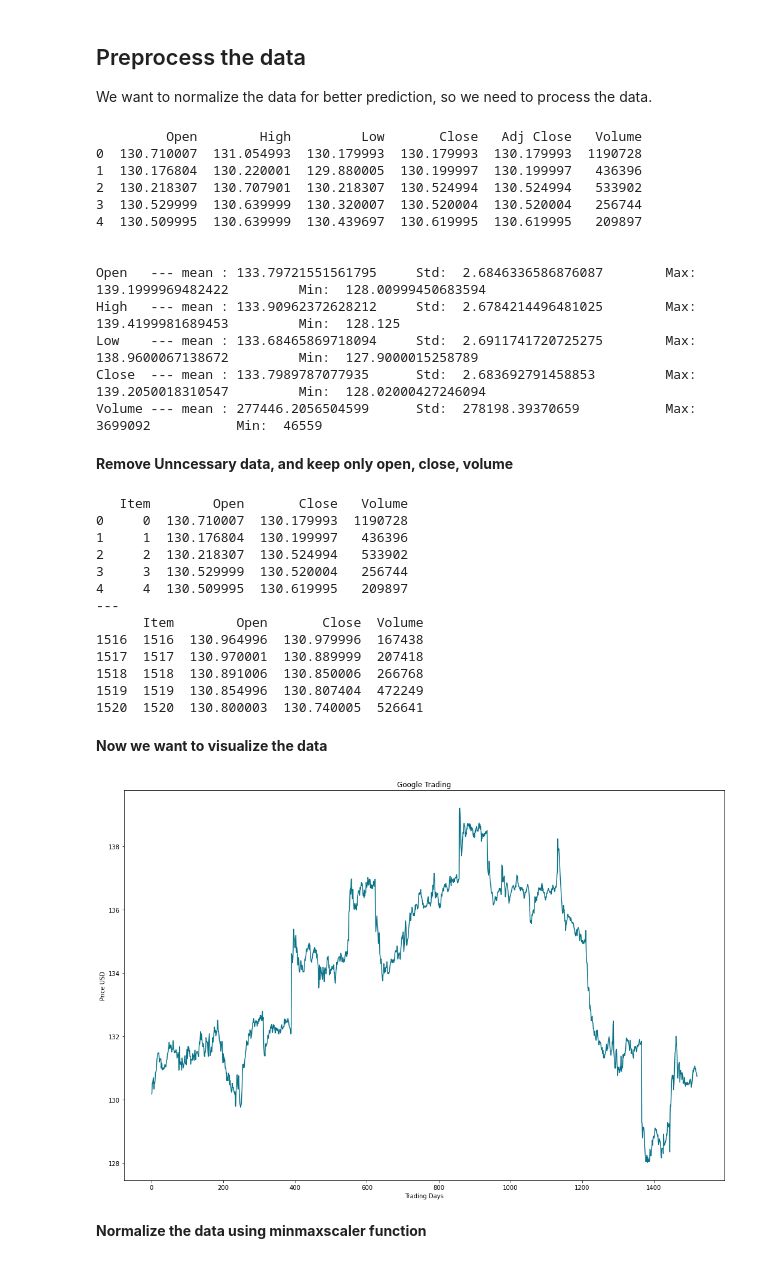
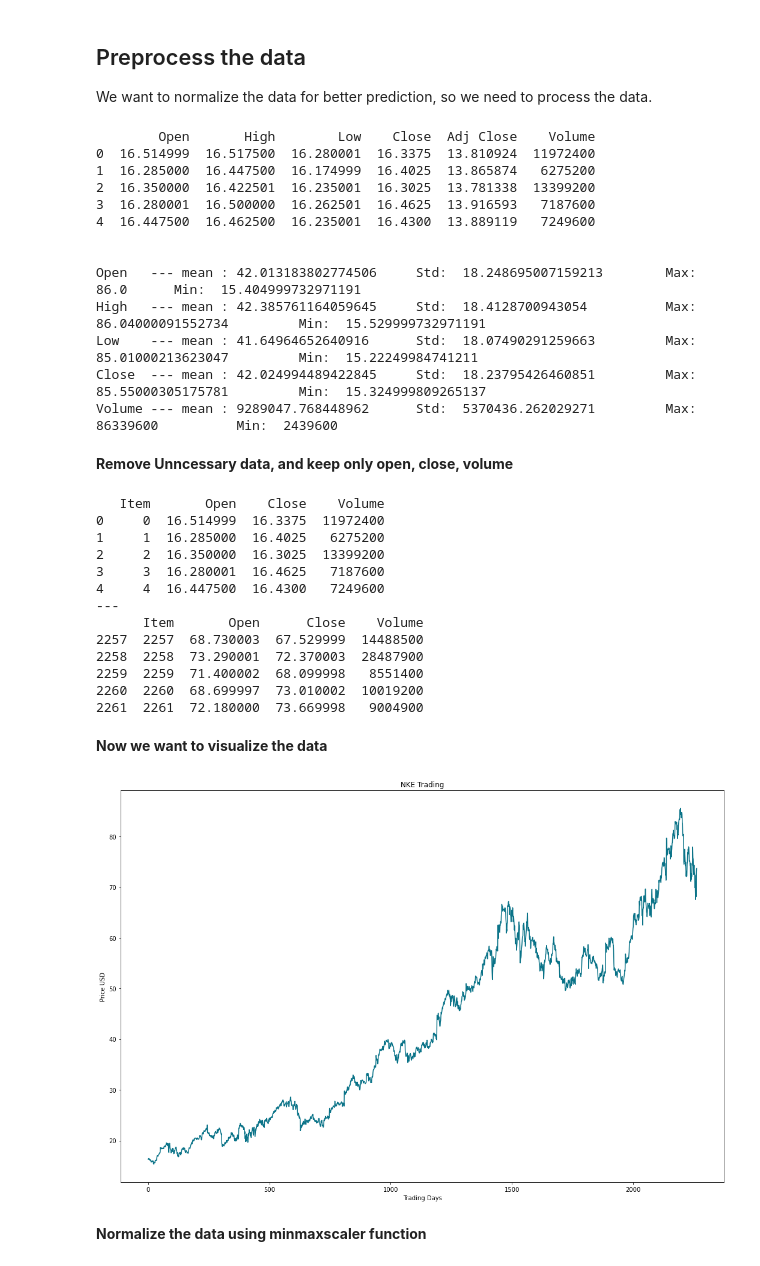
Before and after one commit to zkjfry/MF703, a Jupyter notebook: Stock_Price_Predictor.ipynb, the cells around one changed output. Saved outputs shown, nothing was run; the diff lists cells and outputs as text; code cells hidden in the pictures.

```diff
--- a/Stock_Price_Predictor.ipynb
+++ b/Stock_Price_Predictor.ipynb
@@ -16,8 +16,12 @@ import sys
 # !{sys.executable} -m pip install yfinance
 
 import yfinance as yf
-index_name = "GOOGL"
-data = yf.download(index_name, '2023-11-07','2023-12-06', interval="5m")
+
+tickers = ['NKE', 'CVS', 'SWK', 'SHW', 'MSFT', 'DISH', 'GIS', 'MA', 'CAG', 'BBY']
+
+
+index_name = "NKE"
+data = yf.download(index_name, '2010-01-01','2018-12-31', interval="1d")
 file_name = index_name + ".csv"
 data.to_csv(file_name,index = False)
 print(data)
@@ -57,19 +60,19 @@ print("Low    --- mean :", np.mean(data['Low']),   "  \t Std: ", np.std(data['Lo
 print("Close  --- mean :", np.mean(data['Close']), "  \t Std: ", np.std(data['Close']), "  \t Max: ", np.max(data['Close']), "  \t Min: ", np.min(data['Close']))
 print("Volume --- mean :", np.mean(data['Volume']),"  \t Std: ", np.std(data['Volume']),"  \t Max: ", np.max(data['Volume']),"  \t Min: ", np.min(data['Volume']))
 # %% [output]
-         Open        High         Low       Close   Adj Close   Volume
-0  130.710007  131.054993  130.179993  130.179993  130.179993  1190728
-1  130.176804  130.220001  129.880005  130.199997  130.199997   436396
-2  130.218307  130.707901  130.218307  130.524994  130.524994   533902
-3  130.529999  130.639999  130.320007  130.520004  130.520004   256744
-4  130.509995  130.639999  130.439697  130.619995  130.619995   209897
+        Open       High        Low    Close  Adj Close    Volume
+0  16.514999  16.517500  16.280001  16.3375  13.810924  11972400
+1  16.285000  16.447500  16.174999  16.4025  13.865874   6275200
+2  16.350000  16.422501  16.235001  16.3025  13.781338  13399200
+3  16.280001  16.500000  16.262501  16.4625  13.916593   7187600
+4  16.447500  16.462500  16.235001  16.4300  13.889119   7249600
 
 
-Open   --- mean : 133.79721551561795     Std:  2.6846336586876087        Max:  139.1999969482422         Min:  128.00999450683594
-High   --- mean : 133.90962372628212     Std:  2.6784214496481025        Max:  139.4199981689453         Min:  128.125
-Low    --- mean : 133.68465869718094     Std:  2.6911741720725275        Max:  138.9600067138672         Min:  127.9000015258789
-Close  --- mean : 133.7989787077935      Std:  2.683692791458853         Max:  139.2050018310547         Min:  128.02000427246094
-Volume --- mean : 277446.2056504599      Std:  278198.39370659           Max:  3699092           Min:  46559
+Open   --- mean : 42.013183802774506     Std:  18.248695007159213        Max:  86.0      Min:  15.404999732971191
+High   --- mean : 42.385761164059645     Std:  18.4128700943054          Max:  86.04000091552734         Min:  15.529999732971191
+Low    --- mean : 41.64964652640916      Std:  18.07490291259663         Max:  85.01000213623047         Min:  15.22249984741211
+Close  --- mean : 42.024994489422845     Std:  18.23795426460851         Max:  85.55000305175781         Min:  15.324999809265137
+Volume --- mean : 9289047.768448962      Std:  5370436.262029271         Max:  86339600          Min:  2439600
 # %% [markdown]
 **Remove Unncessary data, and keep only open, close, volume**
 # %%
@@ -81,27 +84,27 @@ print(stocks.head())
 print("---")
 print(stocks.tail())
 # %% [output]
-   Item        Open       Close   Volume
-0     0  130.710007  130.179993  1190728
-1     1  130.176804  130.199997   436396
-2     2  130.218307  130.524994   533902
-3     3  130.529999  130.520004   256744
-4     4  130.509995  130.619995   209897
+   Item       Open    Close    Volume
+0     0  16.514999  16.3375  11972400
+1     1  16.285000  16.4025   6275200
+2     2  16.350000  16.3025  13399200
+3     3  16.280001  16.4625   7187600
+4     4  16.447500  16.4300   7249600
 ---
-      Item        Open       Close  Volume
-1516  1516  130.964996  130.979996  167438
-1517  1517  130.970001  130.889999  207418
-1518  1518  130.891006  130.850006  266768
-1519  1519  130.854996  130.807404  472249
-1520  1520  130.800003  130.740005  526641
+      Item       Open      Close    Volume
+2257  2257  68.730003  67.529999  14488500
+2258  2258  73.290001  72.370003  28487900
+2259  2259  71.400002  68.099998   8551400
+2260  2260  68.699997  73.010002  10019200
+2261  2261  72.180000  73.669998   9004900
 # %% [markdown]
 **Now we want to visualize the data**
 # %%
 import visualize
 
-visualize.plot_basic(stocks)
+visualize.plot_basic(stocks, title=index_name+" Trading")
 # %% [output]
-[figure, old version]
+[figure, new version]
 # %% [markdown]
 **Normalize the data using minmaxscaler function**
 # %%
```
Also changed, not shown: parts of 32 cells of this notebook, 5 other files.
